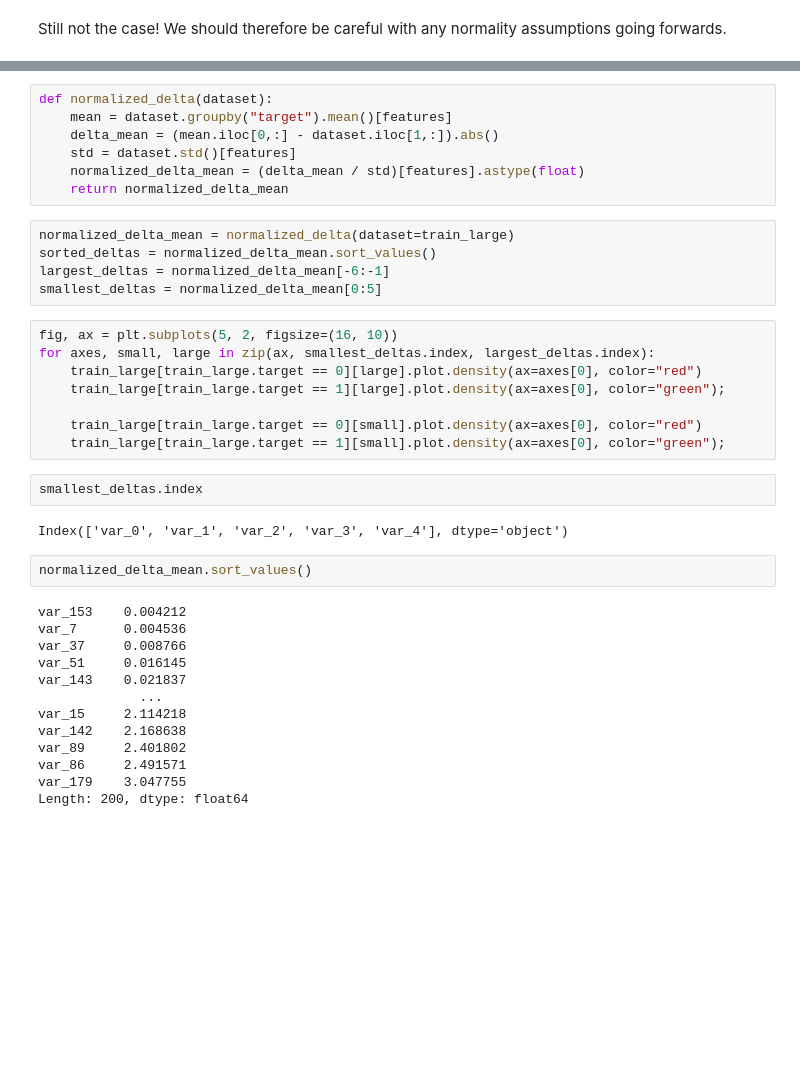
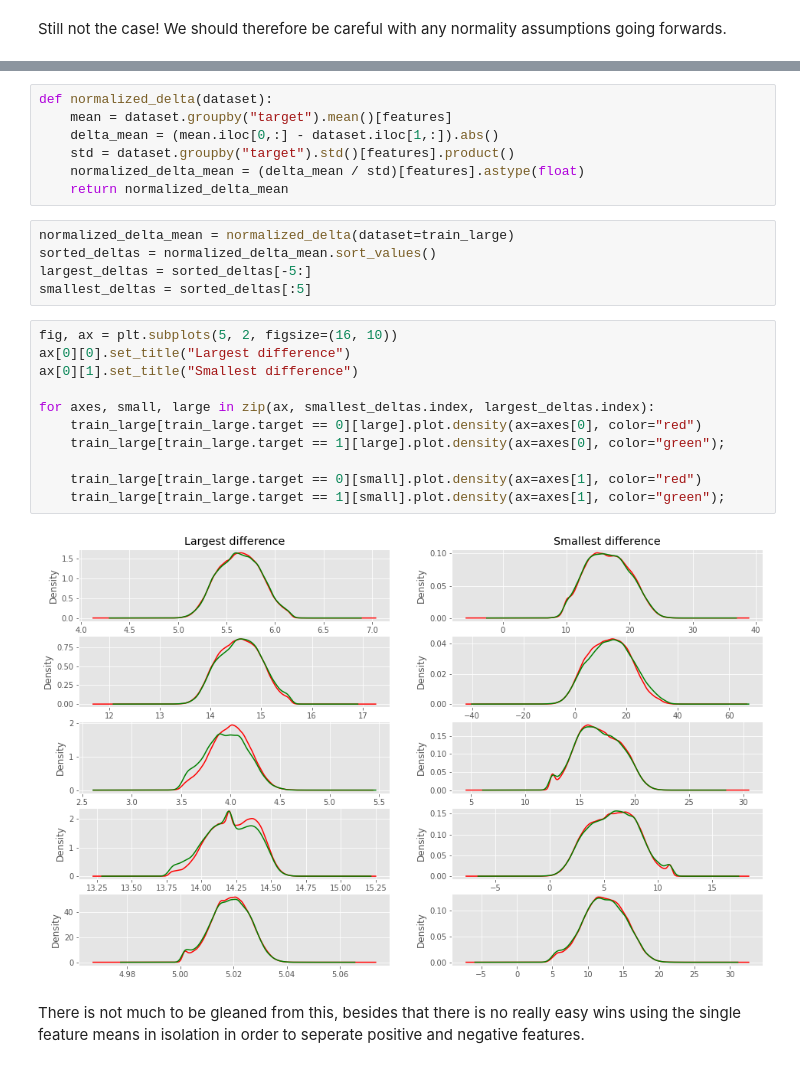
Before and after one commit to JakobGM/machine-learning-course, a Jupyter notebook: project/jakobgm.ipynb, the cells around one changed output, grey strips where cells are left out. Drawn from its saved outputs; the diff is of its cells as text; blank space fills up the shorter version.

```diff
--- a/project/jakobgm.ipynb
+++ b/project/jakobgm.ipynb
@@ -301,38 +313,26 @@ Let's start by calculating the mean.
 def normalized_delta(dataset):
     mean = dataset.groupby("target").mean()[features]
     delta_mean = (mean.iloc[0,:] - dataset.iloc[1,:]).abs()
-    std = dataset.std()[features]
+    std = dataset.groupby("target").std()[features].product()
     normalized_delta_mean = (delta_mean / std)[features].astype(float)
     return normalized_delta_mean
 # %%
 normalized_delta_mean = normalized_delta(dataset=train_large)
 sorted_deltas = normalized_delta_mean.sort_values()
-largest_deltas = normalized_delta_mean[-6:-1]
-smallest_deltas = normalized_delta_mean[0:5]
+largest_deltas = sorted_deltas[-5:]
+smallest_deltas = sorted_deltas[:5]
 # %%
 fig, ax = plt.subplots(5, 2, figsize=(16, 10))
+ax[0][0].set_title("Largest difference")
+ax[0][1].set_title("Smallest difference")
+
 for axes, small, large in zip(ax, smallest_deltas.index, largest_deltas.index):
     train_large[train_large.target == 0][large].plot.density(ax=axes[0], color="red")
     train_large[train_large.target == 1][large].plot.density(ax=axes[0], color="green");
 
-    train_large[train_large.target == 0][small].plot.density(ax=axes[0], color="red")
-    train_large[train_large.target == 1][small].plot.density(ax=axes[0], color="green");
+    train_large[train_large.target == 0][small].plot.density(ax=axes[1], color="red")
+    train_large[train_large.target == 1][small].plot.density(ax=axes[1], color="green");
+# %% [output]
+[figure, added]
-# %%
-smallest_deltas.index
-# %% [output]
-Index(['var_0', 'var_1', 'var_2', 'var_3', 'var_4'], dtype='object')
-# %%
-normalized_delta_mean.sort_values()
-# %% [output]
-var_153    0.004212
-var_7      0.004536
-var_37     0.008766
-var_51     0.016145
-var_143    0.021837
-             ...
-var_15     2.114218
-var_142    2.168638
-var_89     2.401802
-var_86     2.491571
-var_179    3.047755
-Length: 200, dtype: float64
+# %% [markdown]
+There is not much to be gleaned from this, besides that there is no really easy wins using the single feature means in isolation in order to seperate positive and negative features.
```
Also changed, not shown: parts of 38 cells of this notebook.
